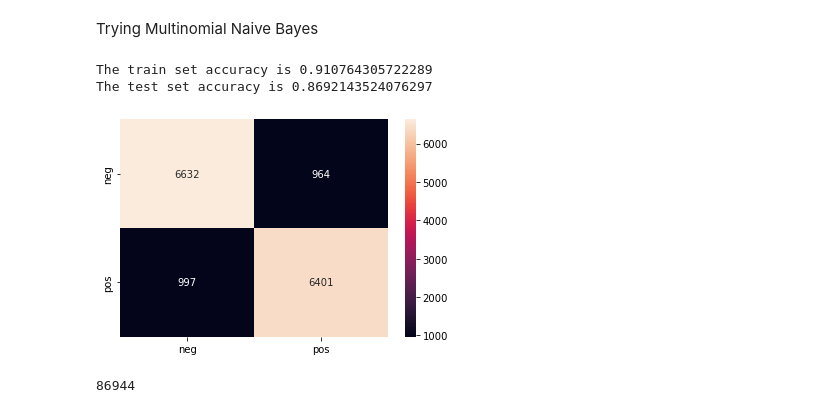
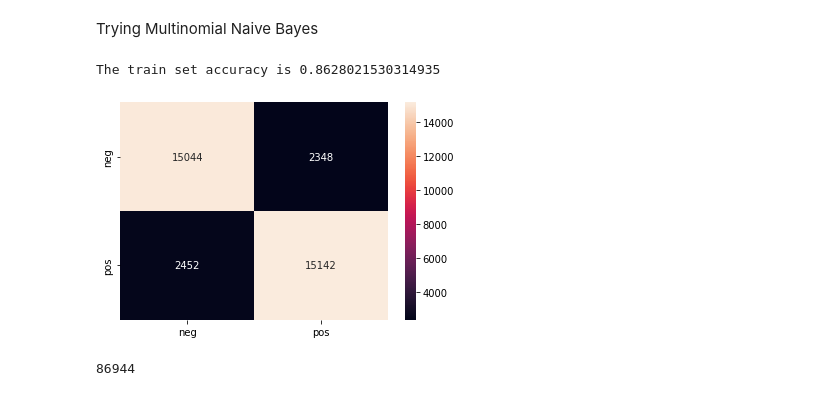
Before and after one commit to christesont/cs4448_finalproject, a Jupyter notebook: cs4448_finalproject.ipynb, the cells around one changed output. Drawn from its saved outputs; the diff is of its cells as text; code cells hidden in the pictures.

Commit message:
cross val on train sets for all models, then  hyperparameter tuning on best model (Naive Bayes)

```diff
--- a/cs4448_finalproject.ipynb
+++ b/cs4448_finalproject.ipynb
@@ -93,29 +109,32 @@ Trying Multinomial Naive Bayes
 # %%
 from sklearn.pipeline import Pipeline
 from sklearn.feature_extraction.text import TfidfVectorizer
 from sklearn.naive_bayes import MultinomialNB
 from sklearn.metrics import confusion_matrix
-from sklearn.metrics import accuracy_score
+# from sklearn.metrics import accuracy_score
+from sklearn.model_selection import cross_val_score, cross_val_predict
 
 pipe_nb = Pipeline([('tfidf', TfidfVectorizer(stop_words="english")), ('clf', MultinomialNB())])
 
 pipe_nb.fit(X_train, y_train)
 
-predicted_sentiment = pipe_nb.predict(X_test)
+cv_acc_score = np.mean(cross_val_score(pipe_nb, X_train, y_train, scoring='accuracy'))
+
+# predicted_sentiment = pipe_nb.predict(X_test)
+
+predicted_sentiment_train = cross_val_predict(pipe_nb,X_train,y_train)
 
 
-cm = confusion_matrix(y_test, predicted_sentiment)
+
+cm = confusion_matrix(y_train, predicted_sentiment_train)
 sns.heatmap(cm, annot=True, fmt="d", xticklabels=['neg', 'pos'], yticklabels=['neg', 'pos'])
 
 
-predicted_sentiment_train = pipe_nb.predict(X_train)
-
-print(f"The train set accuracy is {accuracy_score(y_train, predicted_sentiment_train)}")
-print(f"The test set accuracy is {accuracy_score(y_test, predicted_sentiment)}")
+print(f"The train set accuracy is {cv_acc_score}")
+# print(f"The test set accuracy is {accuracy_score(y_test, predicted_sentiment)}")
 # %% [output]
-The train set accuracy is 0.910764305722289
-The test set accuracy is 0.8692143524076297
+The train set accuracy is 0.8628021530314935
-[figure, old version]
+[figure, new version]
 # %%
 len(pipe_nb.steps[0][1].get_feature_names())
 # %% [output]
```
Also changed, not shown: parts of 11 cells of this notebook.
